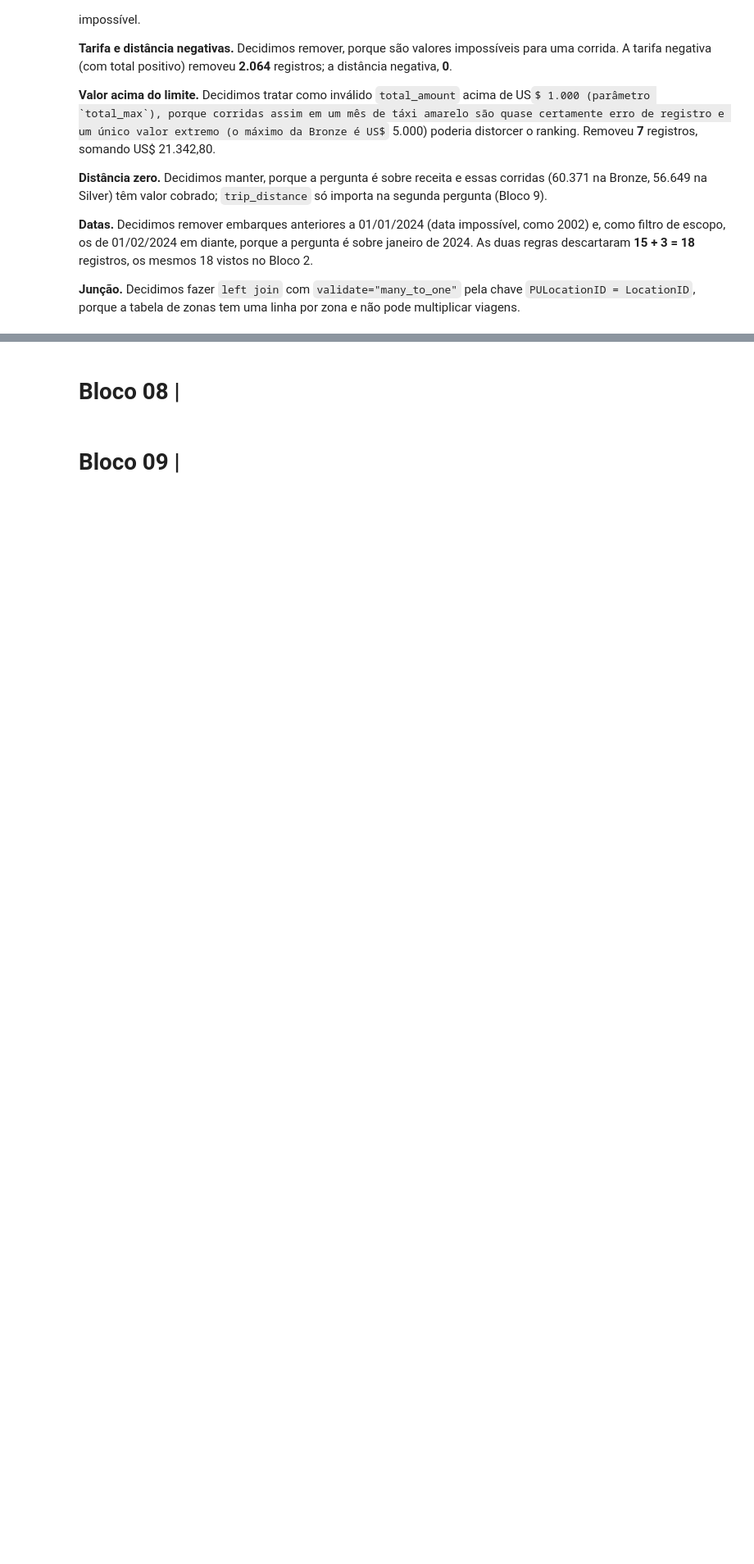
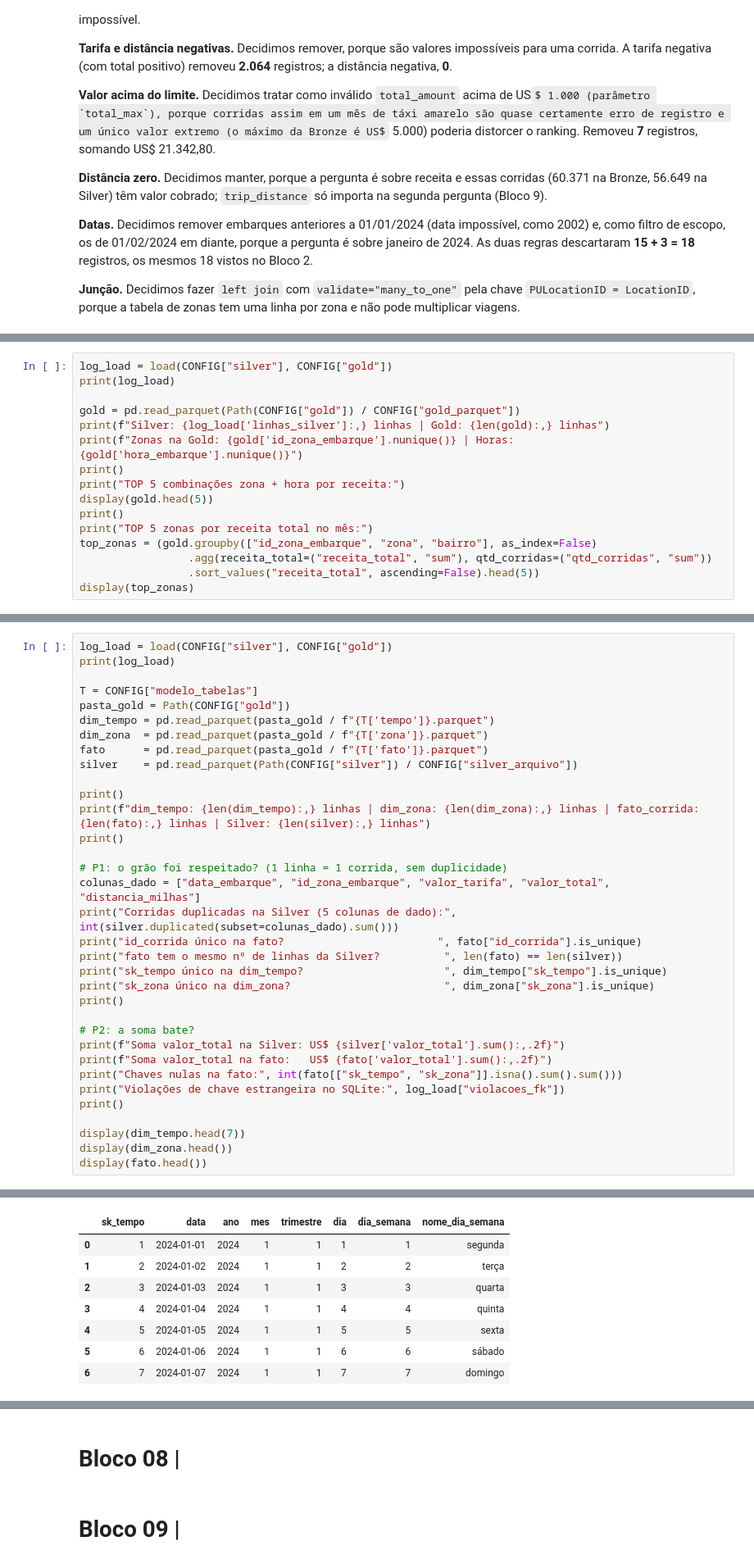
Before and after one commit to Grupo-02-2-Periodo-Faculdade-Donaduzzi/I.A-C.D-Grupo-2-2-periodo--Faculdade-Donaduzzi, a Jupyter notebook: pipeline_de_dados/Lista_de_atividades_Aula_09.ipynb, the cells around one changed output, grey strips where cells are left out. Shown at 82% size. Saved outputs shown, nothing was run; the diff lists cells and outputs as text; some formulas as TeX source; blank space fills up the shorter version.

```diff
--- a/pipeline_de_dados/Lista_de_atividades_Aula_09.ipynb
+++ b/pipeline_de_dados/Lista_de_atividades_Aula_09.ipynb
@@ -564,0 +601,16 @@ Período da Silver: 2024-01-01 00:00:00 -> 2024-01-31 23:59:55
+# %%
+log_load = load(CONFIG["silver"], CONFIG["gold"])
+print(log_load)
+
+gold = pd.read_parquet(Path(CONFIG["gold"]) / CONFIG["gold_parquet"])
+print(f"Silver: {log_load['linhas_silver']:,} linhas | Gold: {len(gold):,} linhas")
+print(f"Zonas na Gold: {gold['id_zona_embarque'].nunique()} | Horas: {gold['hora_embarque'].nunique()}")
+print()
+print("TOP 5 combinações zona + hora por receita:")
+display(gold.head(5))
+print()
+print("TOP 5 zonas por receita total no mês:")
+top_zonas = (gold.groupby(["id_zona_embarque", "zona", "bairro"], as_index=False)
+                 .agg(receita_total=("receita_total", "sum"), qtd_corridas=("qtd_corridas", "sum"))
+                 .sort_values("receita_total", ascending=False).head(5))
+display(top_zonas)
@@ -564,0 +829,35 @@ Período da Silver: 2024-01-01 00:00:00 -> 2024-01-31 23:59:55
+# %%
+log_load = load(CONFIG["silver"], CONFIG["gold"])
+print(log_load)
+
+T = CONFIG["modelo_tabelas"]
+pasta_gold = Path(CONFIG["gold"])
+dim_tempo = pd.read_parquet(pasta_gold / f"{T['tempo']}.parquet")
+dim_zona  = pd.read_parquet(pasta_gold / f"{T['zona']}.parquet")
+fato      = pd.read_parquet(pasta_gold / f"{T['fato']}.parquet")
+silver    = pd.read_parquet(Path(CONFIG["silver"]) / CONFIG["silver_arquivo"])
+
+print()
+print(f"dim_tempo: {len(dim_tempo):,} linhas | dim_zona: {len(dim_zona):,} linhas | fato_corrida: {len(fato):,} linhas | Silver: {len(silver):,} linhas")
+print()
+
+# P1: o grão foi respeitado? (1 linha = 1 corrida, sem duplicidade)
+colunas_dado = ["data_embarque", "id_zona_embarque", "valor_tarifa", "valor_total", "distancia_milhas"]
+print("Corridas duplicadas na Silver (5 colunas de dado):", int(silver.duplicated(subset=colunas_dado).sum()))
+print("id_corrida único na fato?                        ", fato["id_corrida"].is_unique)
+print("fato tem o mesmo nº de linhas da Silver?          ", len(fato) == len(silver))
+print("sk_tempo único na dim_tempo?                      ", dim_tempo["sk_tempo"].is_unique)
+print("sk_zona único na dim_zona?                        ", dim_zona["sk_zona"].is_unique)
+print()
+
+# P2: a soma bate?
+print(f"Soma valor_total na Silver: US$ {silver['valor_total'].sum():,.2f}")
+print(f"Soma valor_total na fato:   US$ {fato['valor_total'].sum():,.2f}")
+print("Chaves nulas na fato:", int(fato[["sk_tempo", "sk_zona"]].isna().sum().sum()))
+print("Violações de chave estrangeira no SQLite:", log_load["violacoes_fk"])
+print()
+
+display(dim_tempo.head(7))
+display(dim_zona.head())
+display(fato.head())
+# %% [output]
@@ -564,0 +878,8 @@ Período da Silver: 2024-01-01 00:00:00 -> 2024-01-31 23:59:55
+|  | sk_tempo | data | ano | mes | trimestre | dia | dia_semana | nome_dia_semana |
+| 0 | 1 | 2024-01-01 | 2024 | 1 | 1 | 1 | 1 | segunda |
+| 1 | 2 | 2024-01-02 | 2024 | 1 | 1 | 2 | 2 | terça |
+| 2 | 3 | 2024-01-03 | 2024 | 1 | 1 | 3 | 3 | quarta |
+| 3 | 4 | 2024-01-04 | 2024 | 1 | 1 | 4 | 4 | quinta |
+| 4 | 5 | 2024-01-05 | 2024 | 1 | 1 | 5 | 5 | sexta |
+| 5 | 6 | 2024-01-06 | 2024 | 1 | 1 | 6 | 6 | sábado |
+| 6 | 7 | 2024-01-07 | 2024 | 1 | 1 | 7 | 7 | domingo |
```
Also changed, not shown: parts of 23 cells of this notebook, 9 other files.
